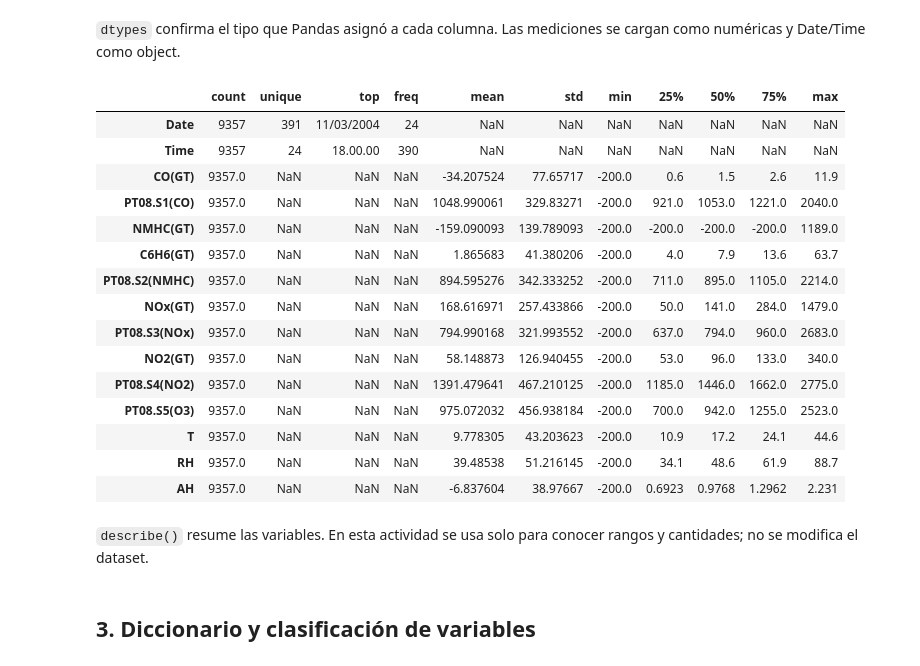
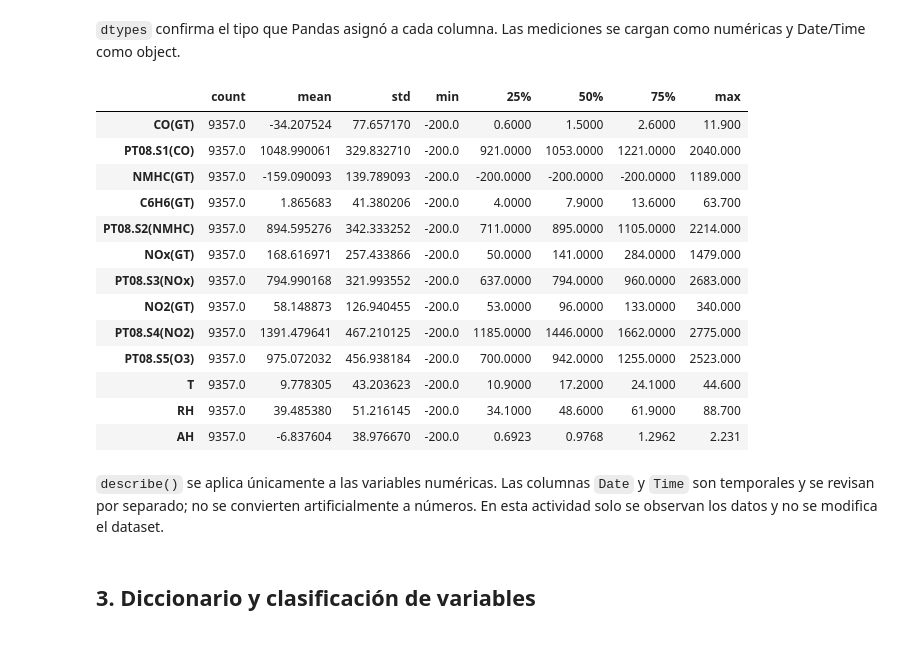
Before and after one commit to JoseGamalielP/REC_ECBD_2026_PotencianoMendez_JoseGamaliel, a Jupyter notebook: notebooks/PotencianoMendez_JoseGamaliel_U2_AE1_Exploracion.ipynb, the cells around one changed output. Saved outputs shown, nothing was run; the diff lists cells and outputs as text; code cells hidden in the pictures.

```diff
--- a/notebooks/PotencianoMendez_JoseGamaliel_U2_AE1_Exploracion.ipynb
+++ b/notebooks/PotencianoMendez_JoseGamaliel_U2_AE1_Exploracion.ipynb
@@ -112,26 +112,24 @@ dtype: object
 # %% [markdown]
 `dtypes` confirma el tipo que Pandas asignó a cada columna. Las mediciones se cargan como numéricas y Date/Time como object.
 # %%
-df.describe(include='all').T
+df.select_dtypes(include='number').describe().T
 # %% [output]
-|  | count | unique | top | freq | mean | std | min | 25% | 50% | 75% | max |
-| Date | 9357 | 391 | 11/03/2004 | 24 | NaN | NaN | NaN | NaN | NaN | NaN | NaN |
-| Time | 9357 | 24 | 18.00.00 | 390 | NaN | NaN | NaN | NaN | NaN | NaN | NaN |
-| CO(GT) | 9357.0 | NaN | NaN | NaN | -34.207524 | 77.65717 | -200.0 | 0.6 | 1.5 | 2.6 | 11.9 |
-| PT08.S1(CO) | 9357.0 | NaN | NaN | NaN | 1048.990061 | 329.83271 | -200.0 | 921.0 | 1053.0 | 1221.0 | 2040.0 |
-| NMHC(GT) | 9357.0 | NaN | NaN | NaN | -159.090093 | 139.789093 | -200.0 | -200.0 | -200.0 | -200.0 | 1189.0 |
-| C6H6(GT) | 9357.0 | NaN | NaN | NaN | 1.865683 | 41.380206 | -200.0 | 4.0 | 7.9 | 13.6 | 63.7 |
-| PT08.S2(NMHC) | 9357.0 | NaN | NaN | NaN | 894.595276 | 342.333252 | -200.0 | 711.0 | 895.0 | 1105.0 | 2214.0 |
-| NOx(GT) | 9357.0 | NaN | NaN | NaN | 168.616971 | 257.433866 | -200.0 | 50.0 | 141.0 | 284.0 | 1479.0 |
-| PT08.S3(NOx) | 9357.0 | NaN | NaN | NaN | 794.990168 | 321.993552 | -200.0 | 637.0 | 794.0 | 960.0 | 2683.0 |
-| NO2(GT) | 9357.0 | NaN | NaN | NaN | 58.148873 | 126.940455 | -200.0 | 53.0 | 96.0 | 133.0 | 340.0 |
-| PT08.S4(NO2) | 9357.0 | NaN | NaN | NaN | 1391.479641 | 467.210125 | -200.0 | 1185.0 | 1446.0 | 1662.0 | 2775.0 |
-| PT08.S5(O3) | 9357.0 | NaN | NaN | NaN | 975.072032 | 456.938184 | -200.0 | 700.0 | 942.0 | 1255.0 | 2523.0 |
-| T | 9357.0 | NaN | NaN | NaN | 9.778305 | 43.203623 | -200.0 | 10.9 | 17.2 | 24.1 | 44.6 |
-| RH | 9357.0 | NaN | NaN | NaN | 39.48538 | 51.216145 | -200.0 | 34.1 | 48.6 | 61.9 | 88.7 |
-| AH | 9357.0 | NaN | NaN | NaN | -6.837604 | 38.97667 | -200.0 | 0.6923 | 0.9768 | 1.2962 | 2.231 |
+|  | count | mean | std | min | 25% | 50% | 75% | max |
+| CO(GT) | 9357.0 | -34.207524 | 77.657170 | -200.0 | 0.6000 | 1.5000 | 2.6000 | 11.900 |
+| PT08.S1(CO) | 9357.0 | 1048.990061 | 329.832710 | -200.0 | 921.0000 | 1053.0000 | 1221.0000 | 2040.000 |
+| NMHC(GT) | 9357.0 | -159.090093 | 139.789093 | -200.0 | -200.0000 | -200.0000 | -200.0000 | 1189.000 |
+| C6H6(GT) | 9357.0 | 1.865683 | 41.380206 | -200.0 | 4.0000 | 7.9000 | 13.6000 | 63.700 |
+| PT08.S2(NMHC) | 9357.0 | 894.595276 | 342.333252 | -200.0 | 711.0000 | 895.0000 | 1105.0000 | 2214.000 |
+| NOx(GT) | 9357.0 | 168.616971 | 257.433866 | -200.0 | 50.0000 | 141.0000 | 284.0000 | 1479.000 |
+| PT08.S3(NOx) | 9357.0 | 794.990168 | 321.993552 | -200.0 | 637.0000 | 794.0000 | 960.0000 | 2683.000 |
+| NO2(GT) | 9357.0 | 58.148873 | 126.940455 | -200.0 | 53.0000 | 96.0000 | 133.0000 | 340.000 |
+| PT08.S4(NO2) | 9357.0 | 1391.479641 | 467.210125 | -200.0 | 1185.0000 | 1446.0000 | 1662.0000 | 2775.000 |
+| PT08.S5(O3) | 9357.0 | 975.072032 | 456.938184 | -200.0 | 700.0000 | 942.0000 | 1255.0000 | 2523.000 |
+| T | 9357.0 | 9.778305 | 43.203623 | -200.0 | 10.9000 | 17.2000 | 24.1000 | 44.600 |
+| RH | 9357.0 | 39.485380 | 51.216145 | -200.0 | 34.1000 | 48.6000 | 61.9000 | 88.700 |
+| AH | 9357.0 | -6.837604 | 38.976670 | -200.0 | 0.6923 | 0.9768 | 1.2962 | 2.231 |
 # %% [markdown]
-`describe()` resume las variables. En esta actividad se usa solo para conocer rangos y cantidades; no se modifica el dataset.
+`describe()` se aplica únicamente a las variables numéricas. Las columnas `Date` y `Time` son temporales y se revisan por separado; no se convierten artificialmente a números. En esta actividad solo se observan los datos y no se modifica el dataset.
 # %% [markdown]
 ## 3. Diccionario y clasificación de variables
 # %%
```
Also changed, not shown: parts of 6 cells of this notebook, 2 other files.
